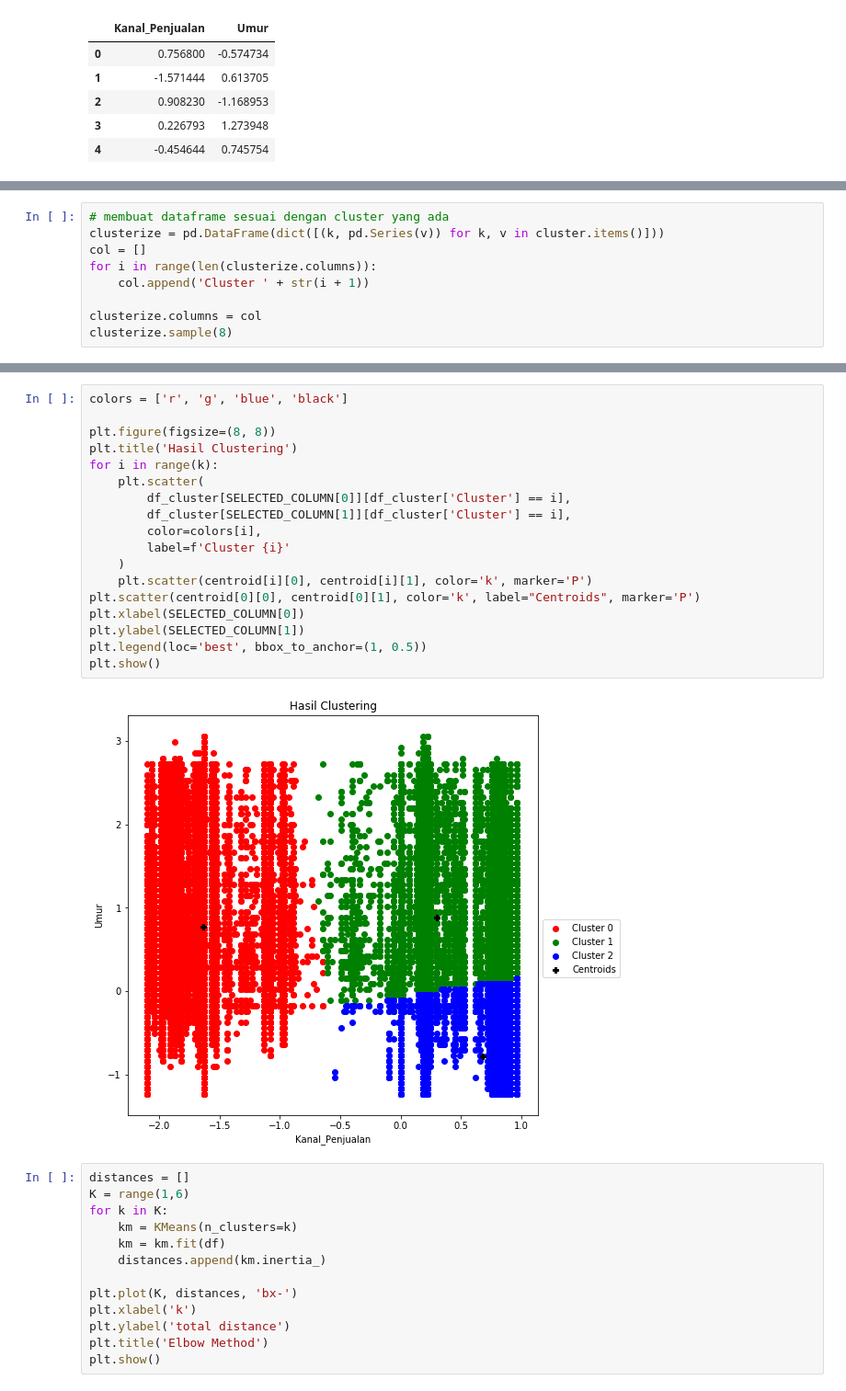
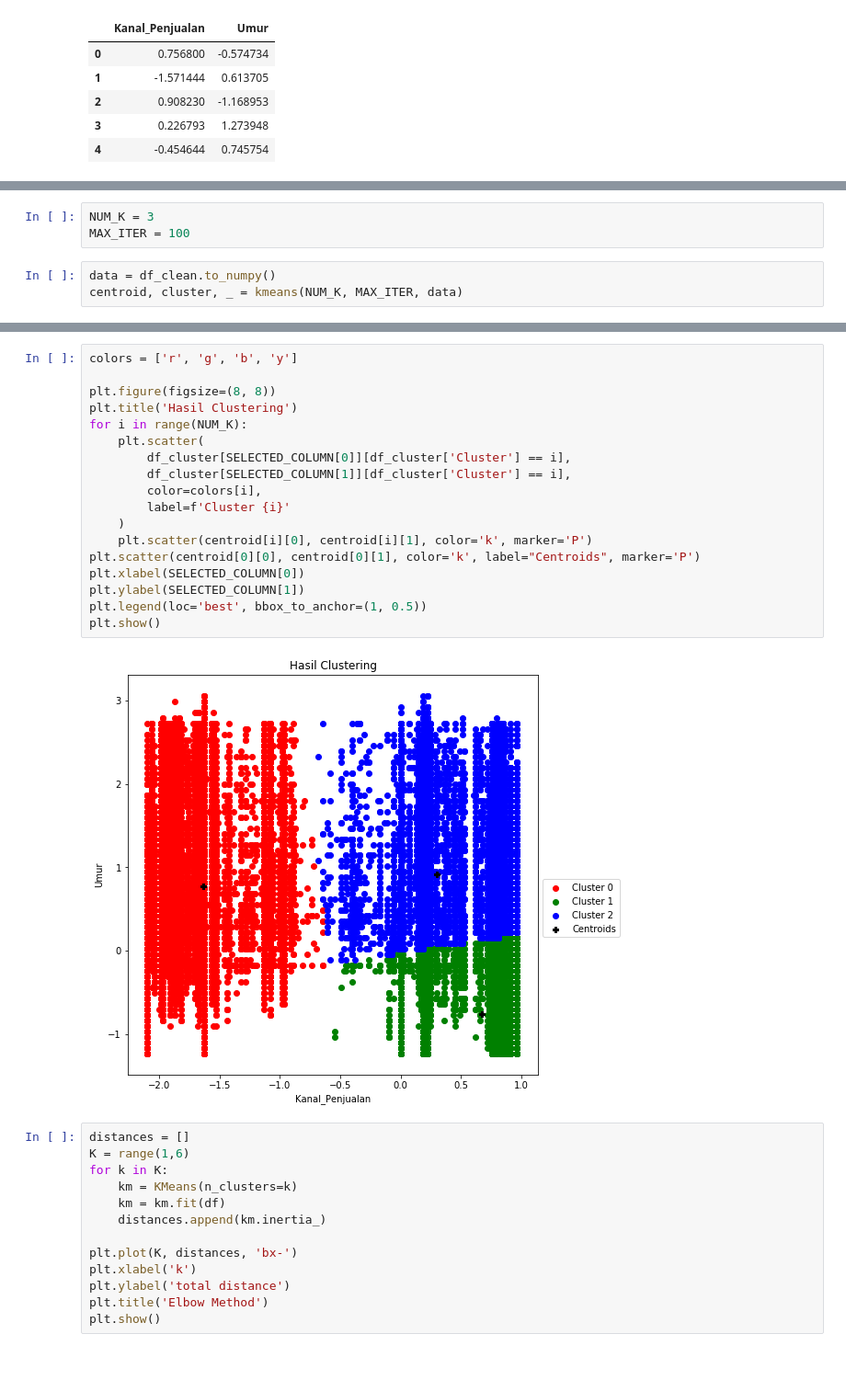
Before and after one commit to krobus00/Tugas-1-Pembelajaran-Mesin-Clustering, a Jupyter notebook: KmeansClustering.ipynb, the cells around one changed output, grey strips where cells are left out. Shown at 92% size. Drawn from its saved outputs; the diff is of its cells as text; blank space fills up the shorter version.

```diff
--- a/KmeansClustering.ipynb
+++ b/KmeansClustering.ipynb
@@ -103,0 +76,6 @@ BERHENTI PADA ITERASI KE 9
+# %%
+NUM_K = 3
+MAX_ITER = 100
+# %%
+data = df_clean.to_numpy()
+centroid, cluster, _ = kmeans(NUM_K, MAX_ITER, data)
@@ -124,9 +108,0 @@ df_cluster.sample(8)
-# %%
-# membuat dataframe sesuai dengan cluster yang ada
-clusterize = pd.DataFrame(dict([(k, pd.Series(v)) for k, v in cluster.items()]))
-col = []
-for i in range(len(clusterize.columns)):
-    col.append('Cluster ' + str(i + 1))
-
-clusterize.columns = col
-clusterize.sample(8)
@@ -143,23 +109,23 @@ clusterize.sample(8)
 # %%
-colors = ['r', 'g', 'blue', 'black']
+colors = ['r', 'g', 'b', 'y']
 
 plt.figure(figsize=(8, 8))
 plt.title('Hasil Clustering')
-for i in range(k):
+for i in range(NUM_K):
     plt.scatter(
         df_cluster[SELECTED_COLUMN[0]][df_cluster['Cluster'] == i],
         df_cluster[SELECTED_COLUMN[1]][df_cluster['Cluster'] == i],
         color=colors[i],
         label=f'Cluster {i}'
     )
     plt.scatter(centroid[i][0], centroid[i][1], color='k', marker='P')
 plt.scatter(centroid[0][0], centroid[0][1], color='k', label="Centroids", marker='P')
 plt.xlabel(SELECTED_COLUMN[0])
 plt.ylabel(SELECTED_COLUMN[1])
 plt.legend(loc='best', bbox_to_anchor=(1, 0.5))
 plt.show()
 # %% [output]
-[figure, old version]
+[figure, new version]
 # %%
 distances = []
 K = range(1,6)
```
Also changed, not shown: parts of 7 cells of this notebook, 2 other files.
